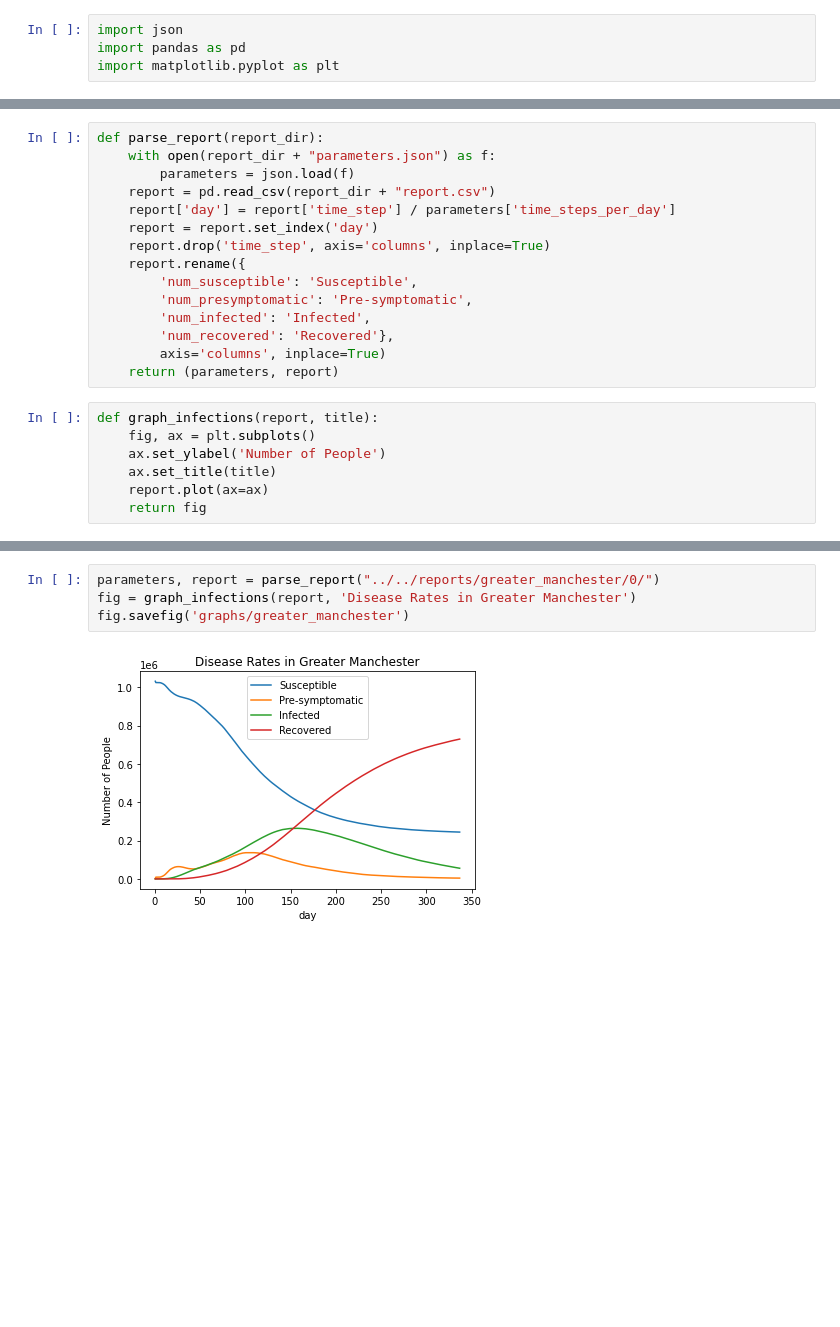
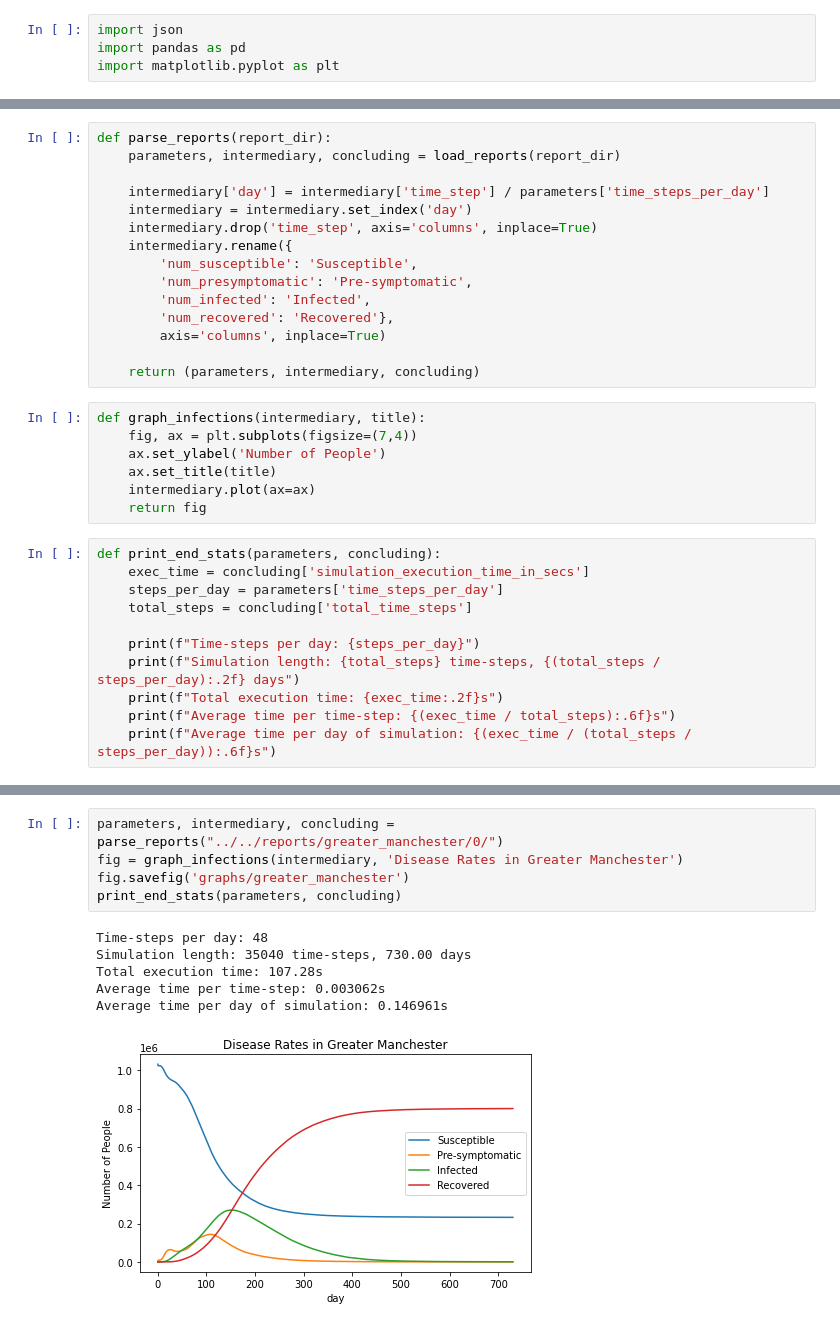
Before and after one commit to Alfred-Mountfield/outbreak-sim, a Jupyter notebook: python/report_analysis/report_reader.ipynb, the cells around one changed output, grey strips where cells are left out. Cells and saved outputs as stored; diff of their text form; blank space fills up the shorter version.

Commit message:
Updating report_reader to utilise the new metrics, and be more friendly to use

```diff
--- a/python/report_analysis/report_reader.ipynb
+++ b/python/report_analysis/report_reader.ipynb
@@ -5,22 +15,33 @@ import matplotlib.pyplot as plt
 # %%
-def parse_report(report_dir):
-    with open(report_dir + "parameters.json") as f:
-        parameters = json.load(f)
-    report = pd.read_csv(report_dir + "report.csv")
-    report['day'] = report['time_step'] / parameters['time_steps_per_day']
-    report = report.set_index('day')
-    report.drop('time_step', axis='columns', inplace=True)
-    report.rename({
+def parse_reports(report_dir):
+    parameters, intermediary, concluding = load_reports(report_dir)
+
+    intermediary['day'] = intermediary['time_step'] / parameters['time_steps_per_day']
+    intermediary = intermediary.set_index('day')
+    intermediary.drop('time_step', axis='columns', inplace=True)
+    intermediary.rename({
         'num_susceptible': 'Susceptible',
         'num_presymptomatic': 'Pre-symptomatic',
         'num_infected': 'Infected',
         'num_recovered': 'Recovered'},
         axis='columns', inplace=True)
-    return (parameters, report)
+
+    return (parameters, intermediary, concluding)
 # %%
-def graph_infections(report, title):
-    fig, ax = plt.subplots()
+def graph_infections(intermediary, title):
+    fig, ax = plt.subplots(figsize=(7,4))
     ax.set_ylabel('Number of People')
     ax.set_title(title)
-    report.plot(ax=ax)
+    intermediary.plot(ax=ax)
     return fig
+# %%
+def print_end_stats(parameters, concluding):
+    exec_time = concluding['simulation_execution_time_in_secs']
+    steps_per_day = parameters['time_steps_per_day']
+    total_steps = concluding['total_time_steps']
+
+    print(f"Time-steps per day: {steps_per_day}")
+    print(f"Simulation length: {total_steps} time-steps, {(total_steps / steps_per_day):.2f} days")
+    print(f"Total execution time: {exec_time:.2f}s")
+    print(f"Average time per time-step: {(exec_time / total_steps):.6f}s")
+    print(f"Average time per day of simulation: {(exec_time / (total_steps / steps_per_day)):.6f}s")
@@ -27,7 +72,13 @@ def graph_infections(report, title):
 # %%
-parameters, report = parse_report("../../reports/greater_manchester/0/")
-fig = graph_infections(report, 'Disease Rates in Greater Manchester')
+parameters, intermediary, concluding = parse_reports("../../reports/greater_manchester/0/")
+fig = graph_infections(intermediary, 'Disease Rates in Greater Manchester')
 fig.savefig('graphs/greater_manchester')
+print_end_stats(parameters, concluding)
 # %% [output]
+Time-steps per day: 48
+Simulation length: 35040 time-steps, 730.00 days
+Total execution time: 107.28s
+Average time per time-step: 0.003062s
+Average time per day of simulation: 0.146961s
-[figure, old version]
+[figure, new version]
 # %%
```
Also changed, not shown: parts of 5 cells of this notebook.
